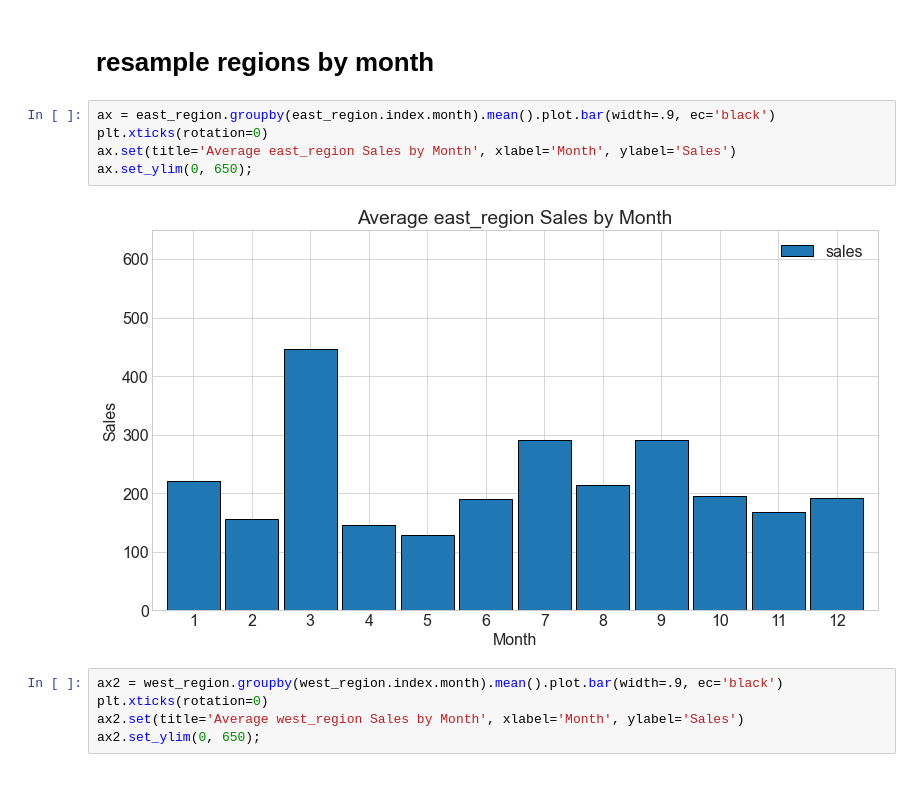
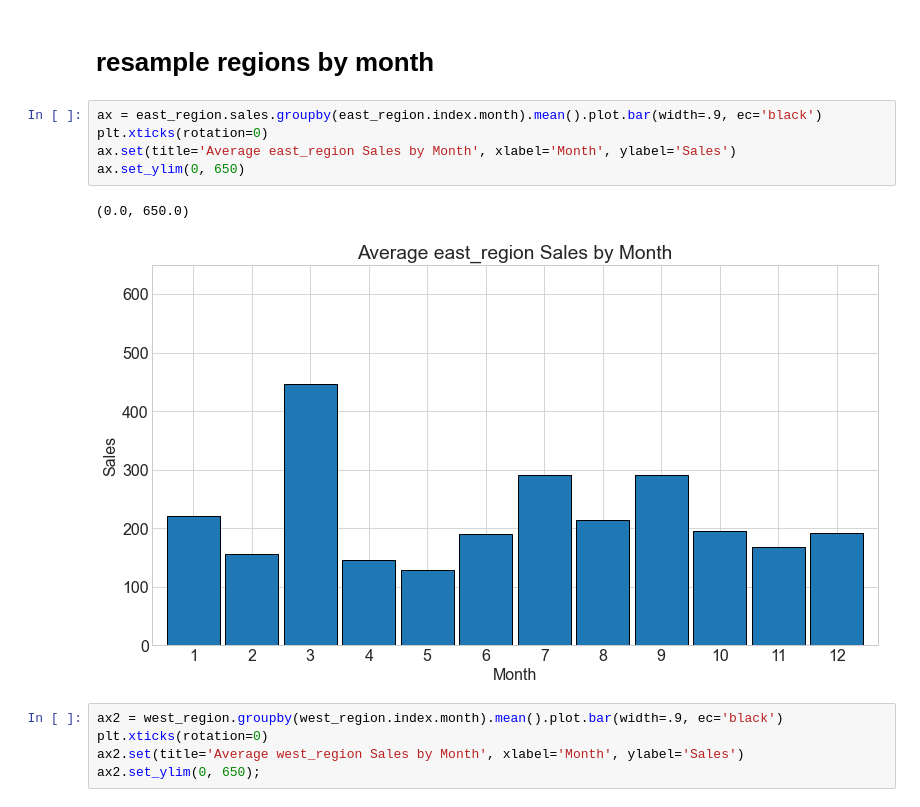
Before and after one commit to Yvette-Ibarra/time-series-project, a Jupyter notebook: workbook_superstore_timeseries_project.ipynb, the cells around one changed output. Cells and saved outputs as stored; diff of their text form.

```diff
--- a/workbook_superstore_timeseries_project.ipynb
+++ b/workbook_superstore_timeseries_project.ipynb
@@ -836,12 +861,13 @@ south_region.plot()
 # %% [markdown]
 # resample regions by month
 # %%
-ax = east_region.groupby(east_region.index.month).mean().plot.bar(width=.9, ec='black')
+ax = east_region.sales.groupby(east_region.index.month).mean().plot.bar(width=.9, ec='black')
 plt.xticks(rotation=0)
 ax.set(title='Average east_region Sales by Month', xlabel='Month', ylabel='Sales')
-ax.set_ylim(0, 650);
+ax.set_ylim(0, 650)
 # %% [output]
+(0.0, 650.0)
-[figure, old version]
+[figure, new version]
 # %%
 ax2 = west_region.groupby(west_region.index.month).mean().plot.bar(width=.9, ec='black')
 plt.xticks(rotation=0)
```
Also changed, not shown: parts of 15 cells of this notebook.
